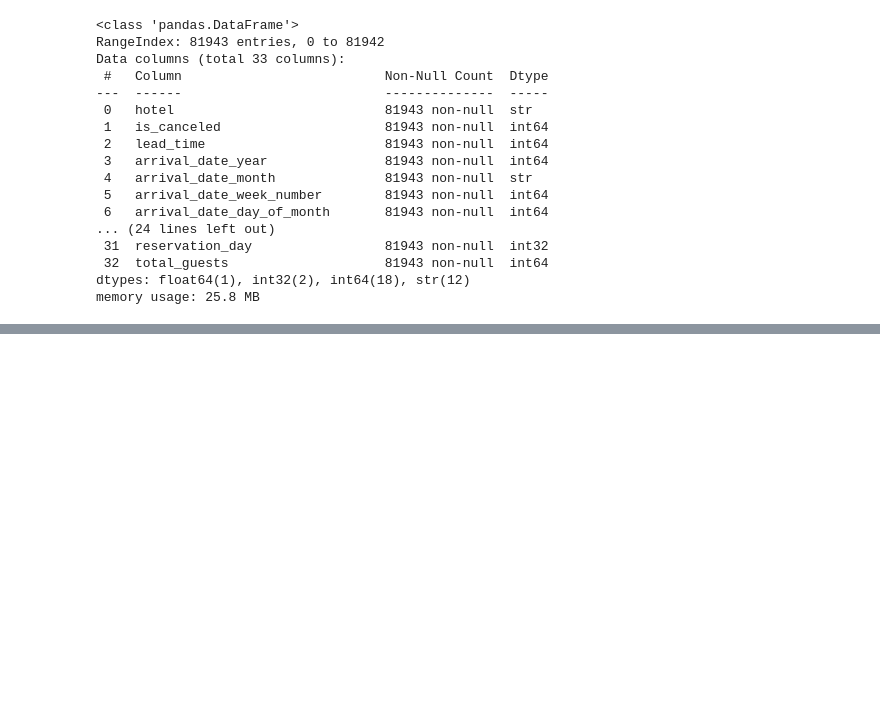
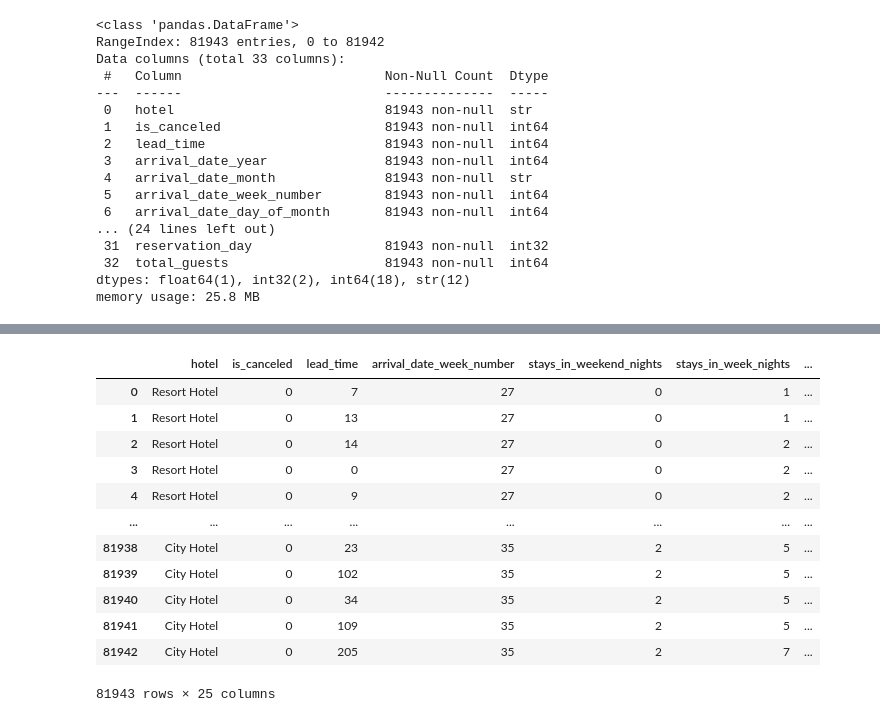
Before and after one commit to code-with-ayyan/Practice-Projects, a Jupyter notebook: Hotel-Booking-Cancellation-Prediction/main.ipynb, the cells around one changed output, grey strips where cells are left out. Cells and saved outputs as stored; diff of their text form; code cells hidden in the pictures; blank space fills up the shorter version.

```diff
--- a/Hotel-Booking-Cancellation-Prediction/main.ipynb
+++ b/Hotel-Booking-Cancellation-Prediction/main.ipynb
@@ -450,0 +498,9 @@ memory usage: 25.8 MB
+# %%
+# Dropping 'reservation_status' to prevent data leakage
+
+drop_list = ['reservation_status',
+    'arrival_date_year', 'arrival_date_month', 'arrival_date_day_of_month',
+    'reservation_year', 'reservation_month', 'reservation_day'
+]
+# %%
+data_cleaned.drop(columns = drop_list, inplace = True)
@@ -450,0 +509,4 @@ memory usage: 25.8 MB
+# %%
+data_cleaned['room_type_changed'] = (data_cleaned['reserved_room_type'] != data_cleaned['assigned_room_type']).astype(int)
+# %%
+data_cleaned.drop(columns = ['reserved_room_type','assigned_room_type'], inplace = True)
@@ -450,0 +523,16 @@ memory usage: 25.8 MB
+# %%
+data_cleaned
+# %% [output]
+|  | hotel | is_canceled | lead_time | arrival_date_week_number | stays_in_weekend_nights | stays_in_week_nights | ... |
+| 0 | Resort Hotel | 0 | 7 | 27 | 0 | 1 | ... |
+| 1 | Resort Hotel | 0 | 13 | 27 | 0 | 1 | ... |
+| 2 | Resort Hotel | 0 | 14 | 27 | 0 | 2 | ... |
+| 3 | Resort Hotel | 0 | 0 | 27 | 0 | 2 | ... |
+| 4 | Resort Hotel | 0 | 9 | 27 | 0 | 2 | ... |
+| ... | ... | ... | ... | ... | ... | ... | ... |
+| 81938 | City Hotel | 0 | 23 | 35 | 2 | 5 | ... |
+| 81939 | City Hotel | 0 | 102 | 35 | 2 | 5 | ... |
+| 81940 | City Hotel | 0 | 34 | 35 | 2 | 5 | ... |
+| 81941 | City Hotel | 0 | 109 | 35 | 2 | 5 | ... |
+| 81942 | City Hotel | 0 | 205 | 35 | 2 | 7 | ... |
+81943 rows × 25 columns
```
Also changed, not shown: parts of 31 cells of this notebook.
